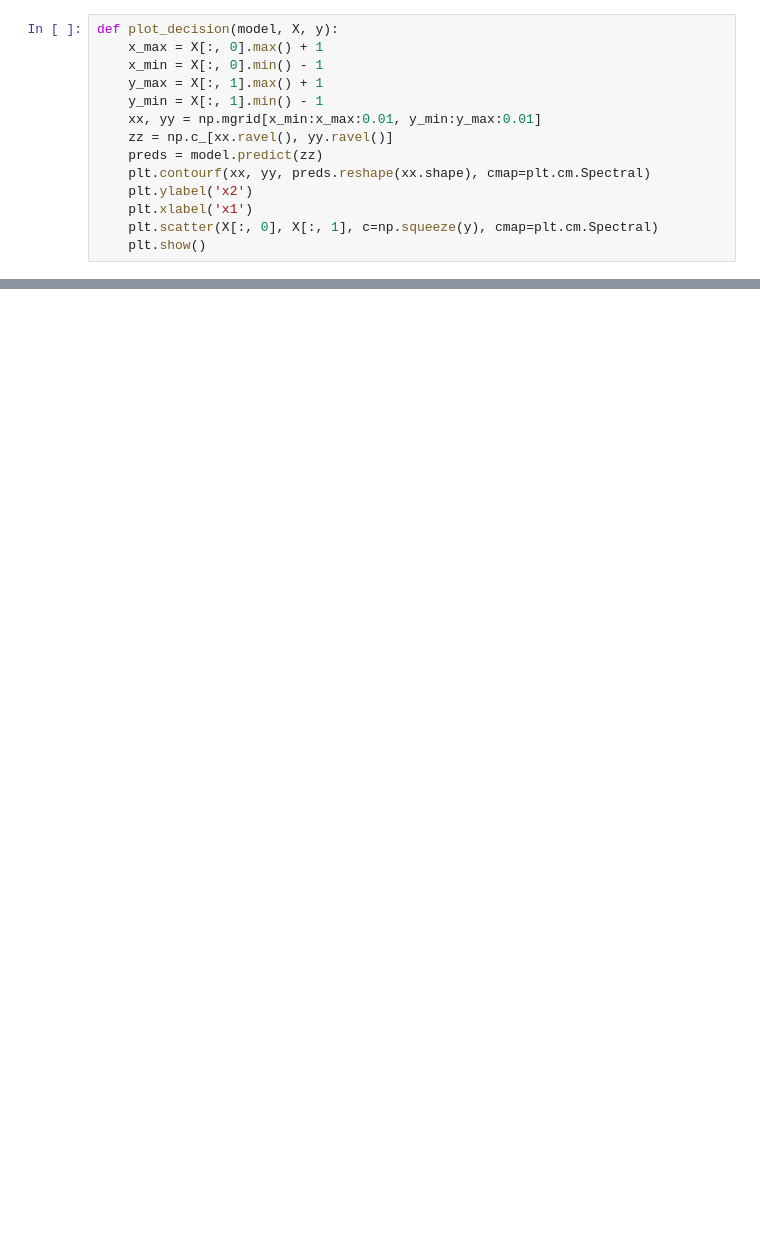
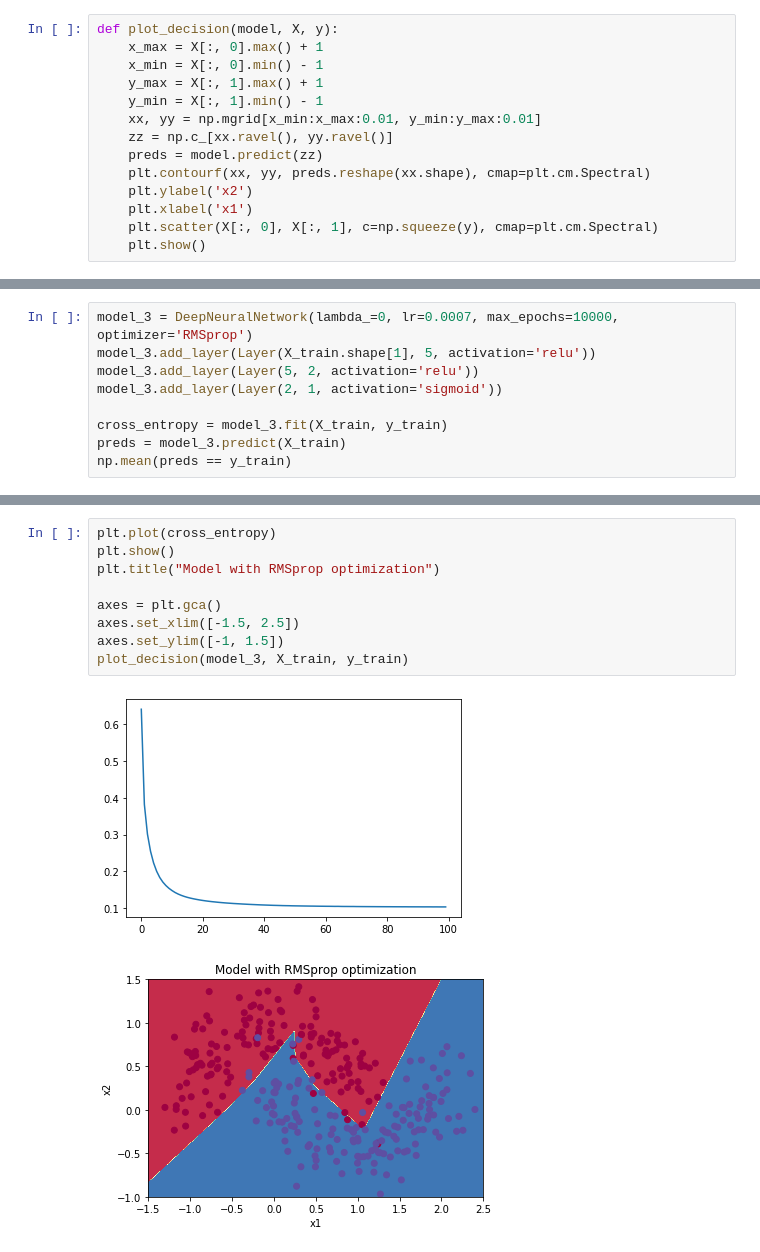
Before and after one commit to Ulysses-WJL/deep-learning-coursera, a Jupyter notebook: Improving Deep Neural Networks Hyperparameter tuning, Regularization and Optimization/homeworkl2/optimizer.ipynb, the cells around one changed output, grey strips where cells are left out. Saved outputs shown, nothing was run; the diff lists cells and outputs as text; blank space fills up the shorter version.

```diff
--- a/Improving Deep Neural Networks Hyperparameter tuning, Regularization and Optimization/homeworkl2/optimizer.ipynb
+++ b/Improving Deep Neural Networks Hyperparameter tuning, Regularization and Optimization/homeworkl2/optimizer.ipynb
@@ -206,0 +312,9 @@ def plot_decision(model, X, y):
+# %%
+model_3 = DeepNeuralNetwork(lambda_=0, lr=0.0007, max_epochs=10000, optimizer='RMSprop')
+model_3.add_layer(Layer(X_train.shape[1], 5, activation='relu'))
+model_3.add_layer(Layer(5, 2, activation='relu'))
+model_3.add_layer(Layer(2, 1, activation='sigmoid'))
+
+cross_entropy = model_3.fit(X_train, y_train)
+preds = model_3.predict(X_train)
+np.mean(preds == y_train)
@@ -206,0 +334,12 @@ def plot_decision(model, X, y):
+# %%
+plt.plot(cross_entropy)
+plt.show()
+plt.title("Model with RMSprop optimization")
+
+axes = plt.gca()
+axes.set_xlim([-1.5, 2.5])
+axes.set_ylim([-1, 1.5])
+plot_decision(model_3, X_train, y_train)
+# %% [output]
+[figure, added]
+[figure, added]
```
Also changed, not shown: parts of 20 cells of this notebook.
